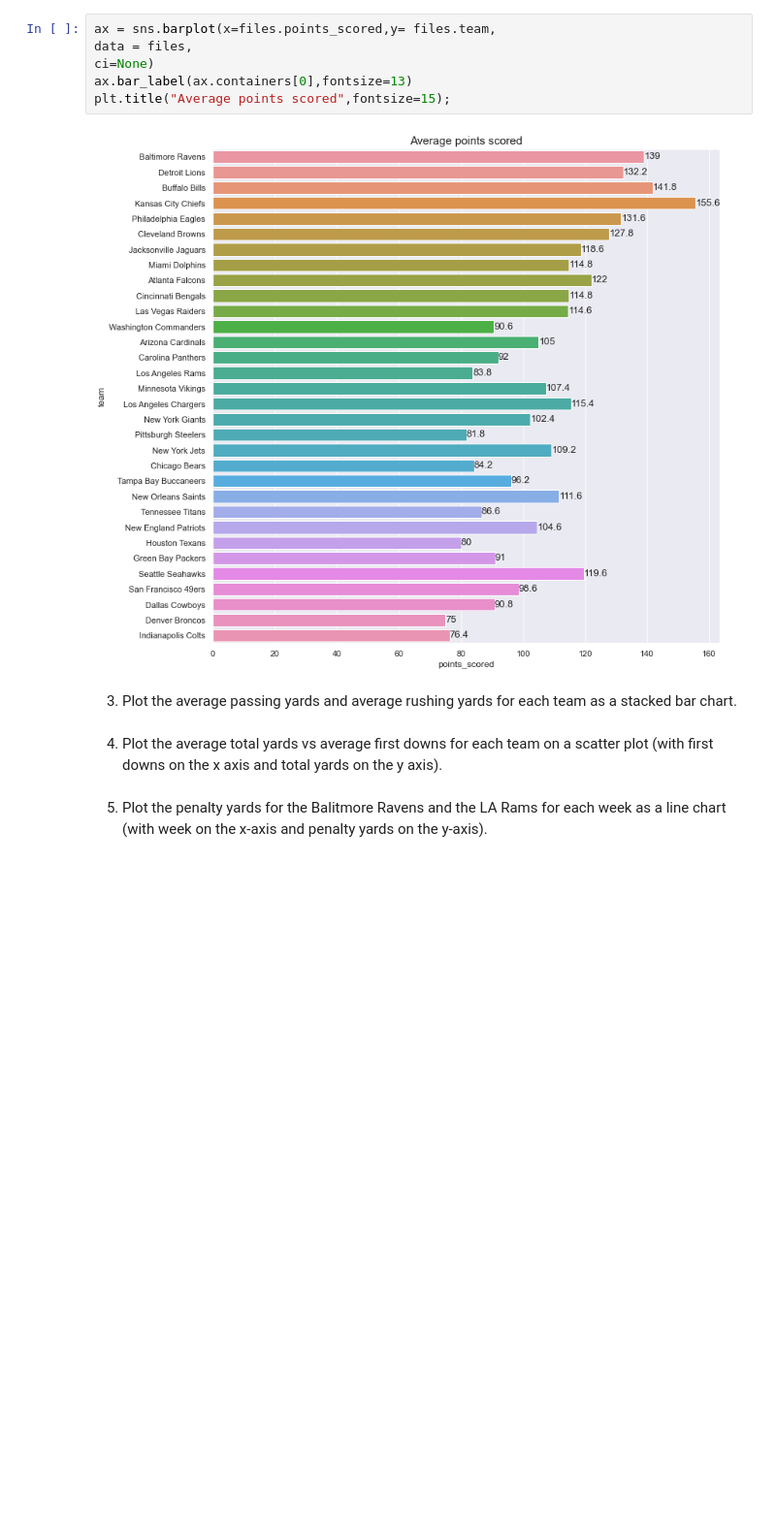
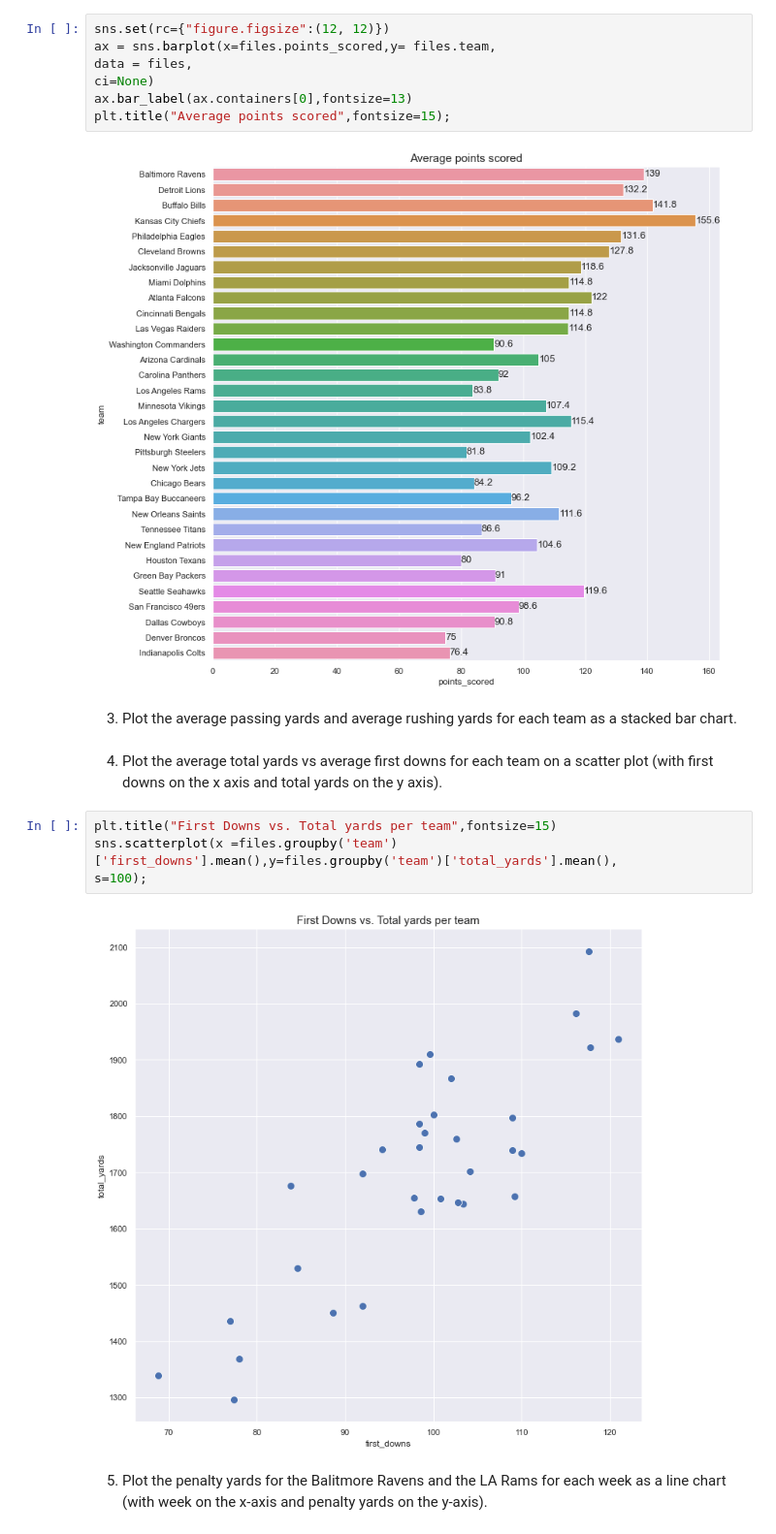
Before and after one commit to SheltonBlackwell/CIS277-FA22-Lab6, a Jupyter notebook: Lab6.ipynb, the cells around one changed output. Shown at 97% size. Cells and saved outputs as stored; diff of their text form; blank space fills up the shorter version.

```diff
--- a/Lab6.ipynb
+++ b/Lab6.ipynb
@@ -38,6 +52,7 @@ files[files.team.str.contains('Indianapolis Colts')].points_scored.mean()
 # %% [markdown]
 - the way this is set up already gets you the average for all the teams... checked every teams' weeks points then averaged week 3-7 together by hand and they match so I'm thinking this is correct
 # %%
+sns.set(rc={"figure.figsize":(12, 12)})
 ax = sns.barplot(x=files.points_scored,y= files.team,
 data = files,
 ci=None)
@@ -49,5 +64,11 @@ plt.title("Average points scored",fontsize=15);
 3. Plot the average passing yards and average rushing yards for each team as a stacked bar chart.
 # %% [markdown]
 4. Plot the average total yards vs average first downs for each team on a scatter plot (with first downs on the x axis and total yards on the y axis).
+# %%
+plt.title("First Downs vs. Total yards per team",fontsize=15)
+sns.scatterplot(x =files.groupby('team')['first_downs'].mean(),y=files.groupby('team')['total_yards'].mean(),
+s=100);
+# %% [output]
+[figure, added]
 # %% [markdown]
 5. Plot the penalty yards for the Balitmore Ravens and the LA Rams for each week as a line chart (with week on the x-axis and penalty yards on the y-axis).
```
Also changed, not shown: parts of 4 cells of this notebook, 1 other file.
